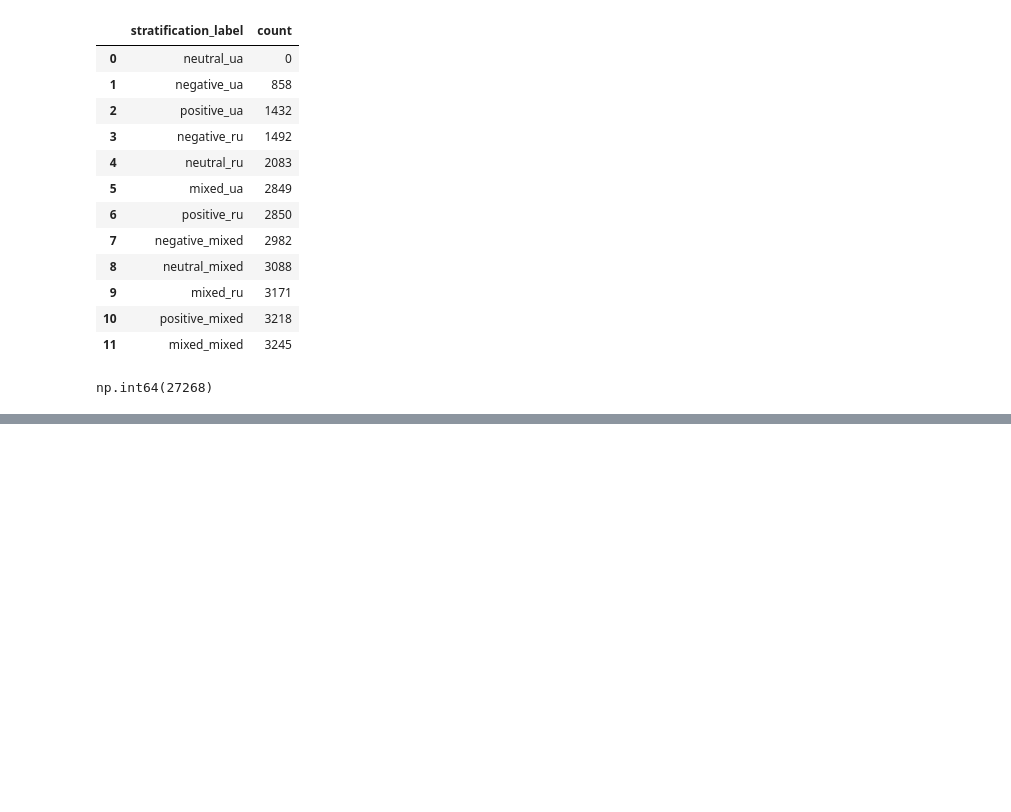
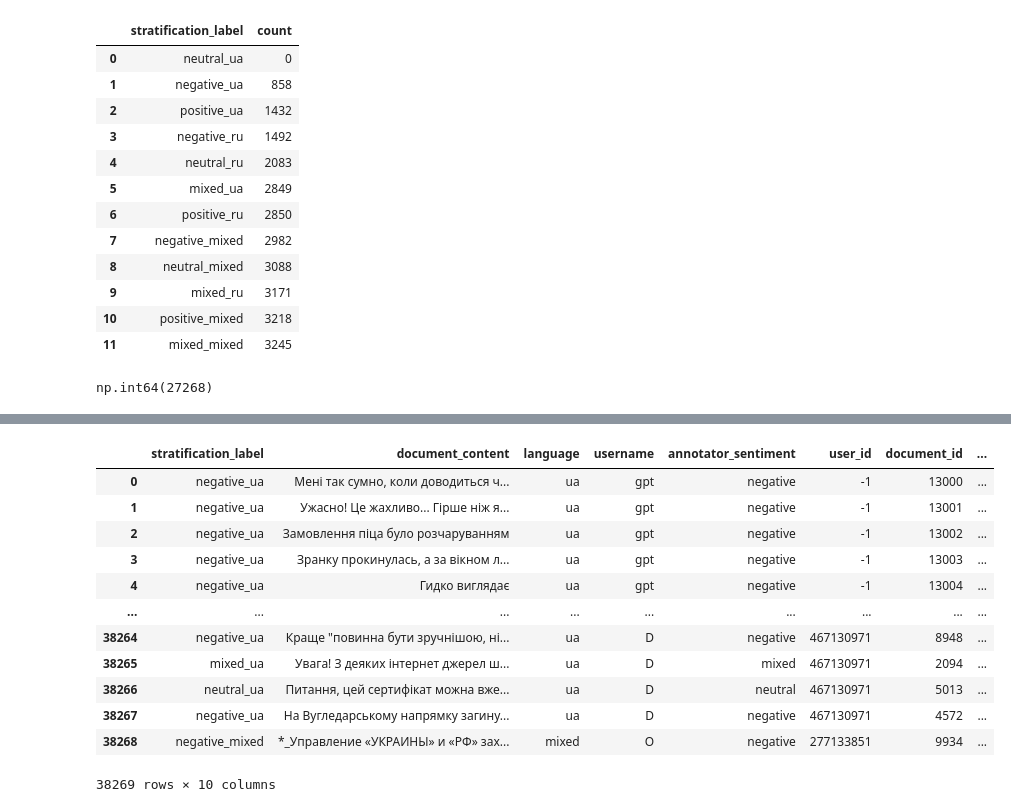
Before and after one commit to ShynkarovUCU/UASocialSentiment, a Jupyter notebook: 7. Augmentation experiments.ipynb, the cells around one changed output, grey strips where cells are left out. Cells and saved outputs as stored; diff of their text form; code cells hidden in the pictures; blank space fills up the shorter version.

Commit message:
augmeted dataset load

```diff
--- a/7. Augmentation experiments.ipynb
+++ b/7. Augmentation experiments.ipynb
@@ -202,0 +252,2 @@ df_augmented.to_parquet('augmentations.parquet')
+# %%
+df = pd.read_parquet('./data_provided/final_dataset/final_17042025.parquet')
@@ -202,0 +290,16 @@ df_augmented.to_parquet('augmentations.parquet')
+# %%
+df_augmented_full
+# %% [output]
+|  | stratification_label | document_content | language | username | annotator_sentiment | user_id | document_id | ... |
+| 0 | negative_ua | Мені так сумно, коли доводиться ч... | ua | gpt | negative | -1 | 13000 | ... |
+| 1 | negative_ua | Ужасно! Це жахливо... Гірше ніж я... | ua | gpt | negative | -1 | 13001 | ... |
+| 2 | negative_ua | Замовлення піца було розчаруванням | ua | gpt | negative | -1 | 13002 | ... |
+| 3 | negative_ua | Зранку прокинулась, а за вікном л... | ua | gpt | negative | -1 | 13003 | ... |
+| 4 | negative_ua | Гидко виглядає | ua | gpt | negative | -1 | 13004 | ... |
+| ... | ... | ... | ... | ... | ... | ... | ... | ... |
+| 38264 | negative_ua | Краще "повинна бути зручнішою, ні... | ua | D | negative | 467130971 | 8948 | ... |
+| 38265 | mixed_ua | Увага! З деяких інтернет джерел ш... | ua | D | mixed | 467130971 | 2094 | ... |
+| 38266 | neutral_ua | Питання, цей сертифікат можна вже... | ua | D | neutral | 467130971 | 5013 | ... |
+| 38267 | negative_ua | На Вугледарському напрямку загину... | ua | D | negative | 467130971 | 4572 | ... |
+| 38268 | negative_mixed | *_Управление «УКРАИНЫ» и «РФ» зах... | mixed | O | negative | 277133851 | 9934 | ... |
+38269 rows × 10 columns
```
Also changed, not shown: parts of 32 cells of this notebook.
